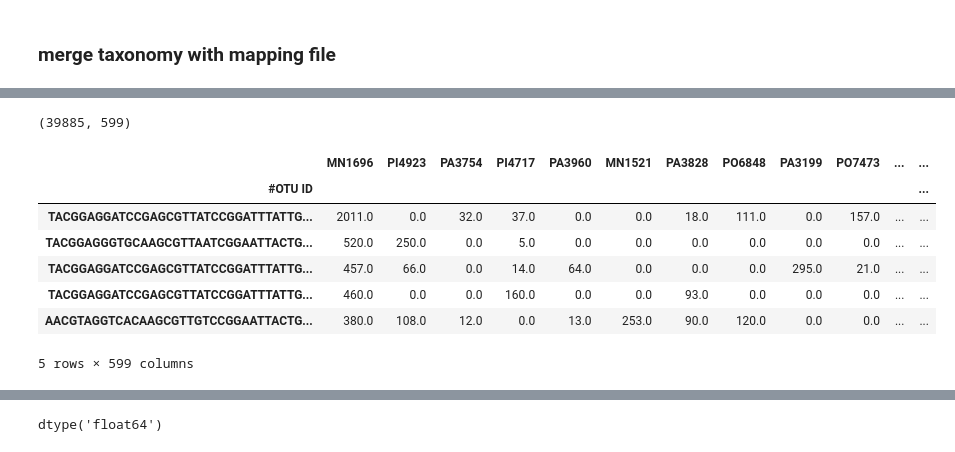
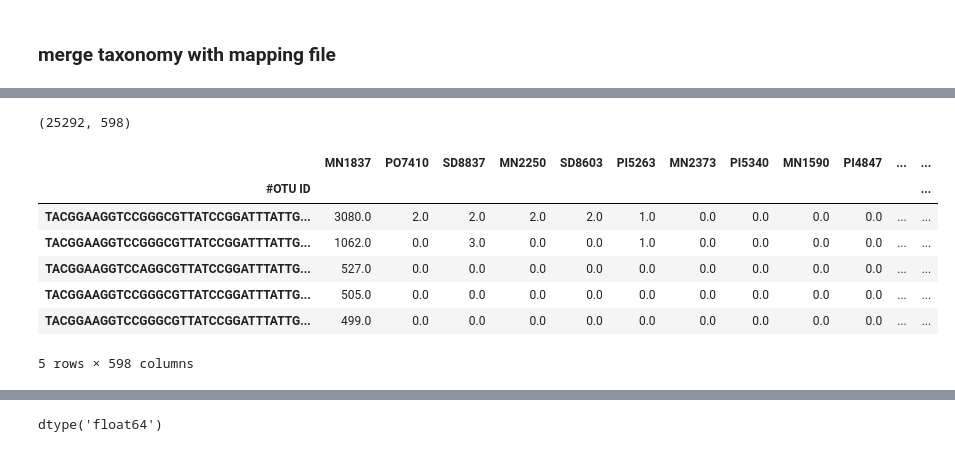
Before and after one commit to knightlab-analyses/vitamin-d, a Jupyter notebook: 6.1 taxonomic correlation_1,25 (Python).ipynb, the cells around one changed output, grey strips where cells are left out. Saved outputs shown, nothing was run; the diff lists cells and outputs as text; code cells hidden in the pictures.

Commit message:
update notebooks with new Qiita and Qiime run

```diff
--- a/6.1 taxonomic correlation_1,25 (Python).ipynb
+++ b/6.1 taxonomic correlation_1,25 (Python).ipynb
@@ -30,17 +30,17 @@ taxa.head()
 # %%
-otu = pd.read_csv('../Qiime_updated/feature-table-rare5807.txt', sep='\t', skiprows=1, index_col='#OTU ID',dtype = str)
+otu = pd.read_csv('../data/57316_mros_otus_rare_exp/57316_feature-table-rare.txt', sep='\t', skiprows=1, index_col='#OTU ID',dtype = str)
 print(otu.shape)
 otu.head()
 # %% [output]
-(39885, 599)
+(25292, 598)
-|  | MN1696 | PI4923 | PA3754 | PI4717 | PA3960 | MN1521 | PA3828 | PO6848 | PA3199 | PO7473 | ... | ... |
+|  | MN1837 | PO7410 | SD8837 | MN2250 | SD8603 | PI5263 | MN2373 | PI5340 | MN1590 | PI4847 | ... | ... |
 | #OTU ID |  |  |  |  |  |  |  |  |  |  |  | ... |
-| TACGGAGGATCCGAGCGTTATCCGGATTTATTG... | 2011.0 | 0.0 | 32.0 | 37.0 | 0.0 | 0.0 | 18.0 | 111.0 | 0.0 | 157.0 | ... | ... |
-| TACGGAGGGTGCAAGCGTTAATCGGAATTACTG... | 520.0 | 250.0 | 0.0 | 5.0 | 0.0 | 0.0 | 0.0 | 0.0 | 0.0 | 0.0 | ... | ... |
-| TACGGAGGATCCGAGCGTTATCCGGATTTATTG... | 457.0 | 66.0 | 0.0 | 14.0 | 64.0 | 0.0 | 0.0 | 0.0 | 295.0 | 21.0 | ... | ... |
-| TACGGAGGATCCGAGCGTTATCCGGATTTATTG... | 460.0 | 0.0 | 0.0 | 160.0 | 0.0 | 0.0 | 93.0 | 0.0 | 0.0 | 0.0 | ... | ... |
-| AACGTAGGTCACAAGCGTTGTCCGGAATTACTG... | 380.0 | 108.0 | 12.0 | 0.0 | 13.0 | 253.0 | 90.0 | 120.0 | 0.0 | 0.0 | ... | ... |
+| TACGGAAGGTCCGGGCGTTATCCGGATTTATTG... | 3080.0 | 2.0 | 2.0 | 2.0 | 2.0 | 1.0 | 0.0 | 0.0 | 0.0 | 0.0 | ... | ... |
+| TACGGAAGGTCCGGGCGTTATCCGGATTTATTG... | 1062.0 | 0.0 | 3.0 | 0.0 | 0.0 | 1.0 | 0.0 | 0.0 | 0.0 | 0.0 | ... | ... |
+| TACGGAAGGTCCAGGCGTTATCCGGATTTATTG... | 527.0 | 0.0 | 0.0 | 0.0 | 0.0 | 0.0 | 0.0 | 0.0 | 0.0 | 0.0 | ... | ... |
+| TACGGAAGGTCCGGGCGTTATCCGGATTTATTG... | 505.0 | 0.0 | 0.0 | 0.0 | 0.0 | 0.0 | 0.0 | 0.0 | 0.0 | 0.0 | ... | ... |
+| TACGGAAGGTCCGGGCGTTATCCGGATTTATTG... | 499.0 | 0.0 | 0.0 | 0.0 | 0.0 | 0.0 | 0.0 | 0.0 | 0.0 | 0.0 | ... | ... |
-5 rows × 599 columns
+5 rows × 598 columns
 # %%
 # subset otu table with intersted ones only
 otu_sub = otu.loc[taxa.index].transpose()
```
Also changed, not shown: parts of 8 cells of this notebook, 16 other files.
